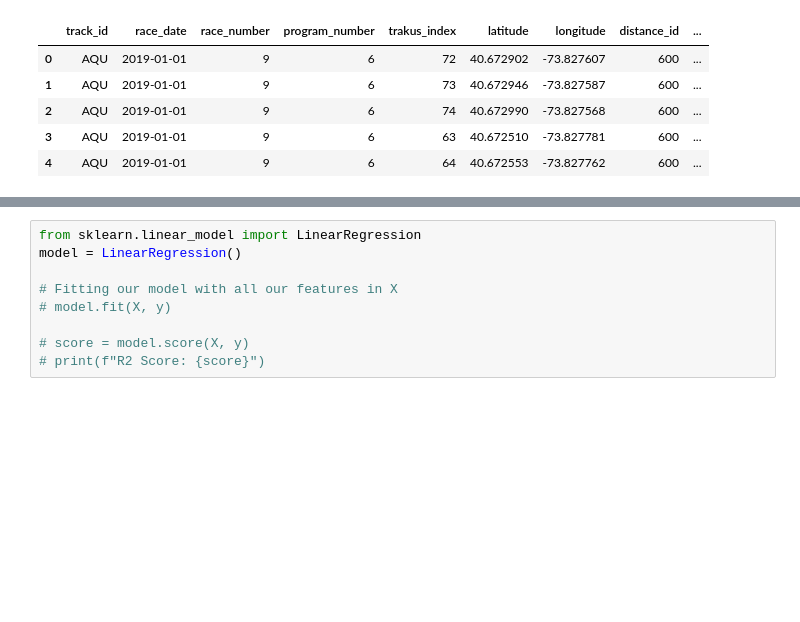
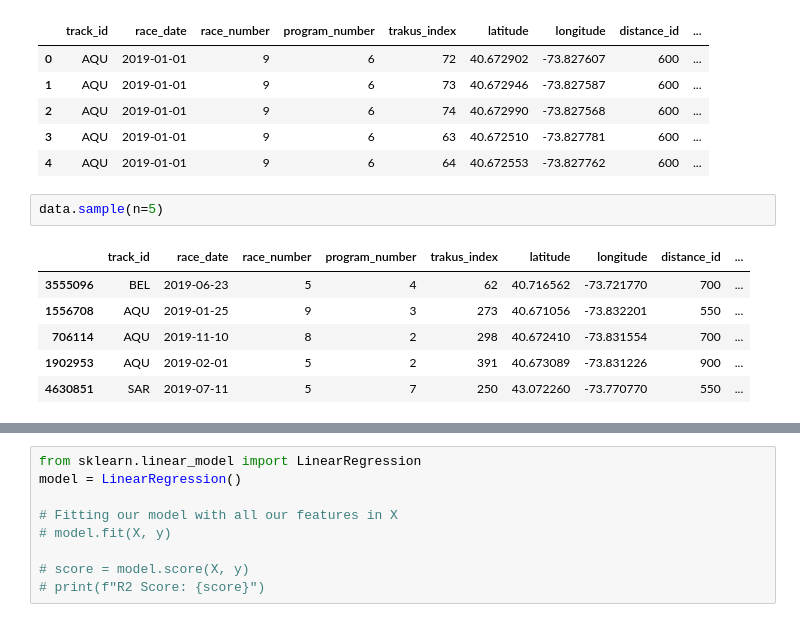
Before and after one commit to GMyers95/Off_to_the_Races, a Jupyter notebook: Train_Predict_updated_new.ipynb, the cells around one changed output, grey strips where cells are left out. Cells and saved outputs as stored; diff of their text form; blank space fills up the shorter version.

```diff
--- a/Train_Predict_updated_new.ipynb
+++ b/Train_Predict_updated_new.ipynb
@@ -39,5 +39,14 @@ data.head()
 | 2 | AQU | 2019-01-01 | 9 | 6 | 74 | 40.672990 | -73.827568 | 600 | ... |
 | 3 | AQU | 2019-01-01 | 9 | 6 | 63 | 40.672510 | -73.827781 | 600 | ... |
 | 4 | AQU | 2019-01-01 | 9 | 6 | 64 | 40.672553 | -73.827762 | 600 | ... |
+# %%
+data.sample(n=5)
+# %% [output]
+|  | track_id | race_date | race_number | program_number | trakus_index | latitude | longitude | distance_id | ... |
+| 3555096 | BEL | 2019-06-23 | 5 | 4 | 62 | 40.716562 | -73.721770 | 700 | ... |
+| 1556708 | AQU | 2019-01-25 | 9 | 3 | 273 | 40.671056 | -73.832201 | 550 | ... |
+| 706114 | AQU | 2019-11-10 | 8 | 2 | 298 | 40.672410 | -73.831554 | 700 | ... |
+| 1902953 | AQU | 2019-02-01 | 5 | 2 | 391 | 40.673089 | -73.831226 | 900 | ... |
+| 4630851 | SAR | 2019-07-11 | 5 | 7 | 250 | 43.072260 | -73.770770 | 550 | ... |
 # %%
 data_joel = data[data['jockey'] == 'Joel Rosario']
```
Also changed, not shown: parts of 11 cells of this notebook.
